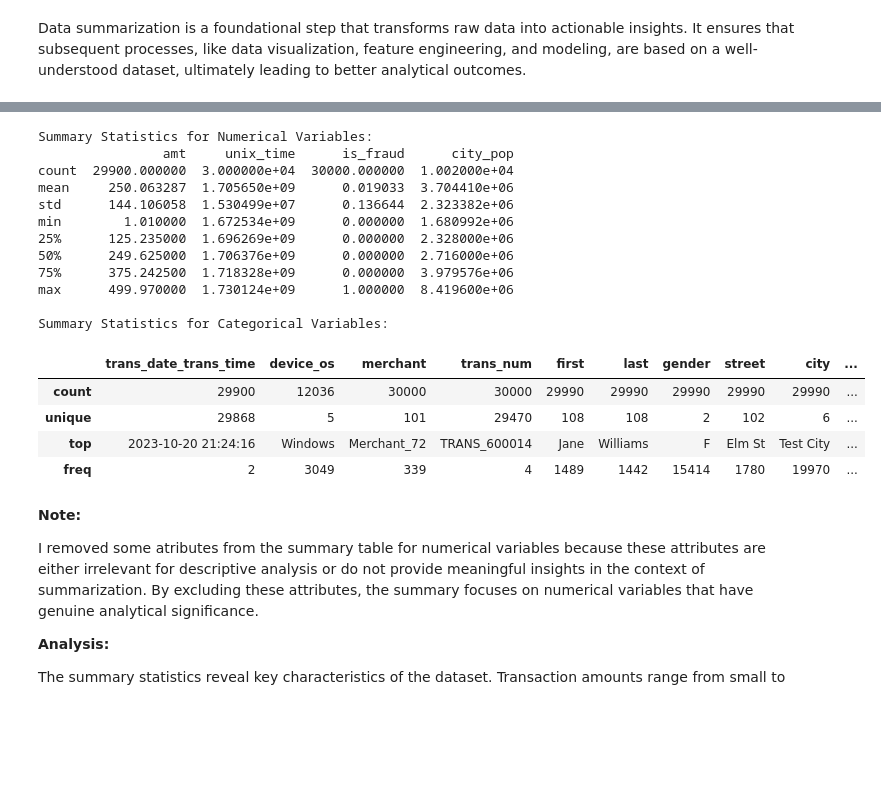
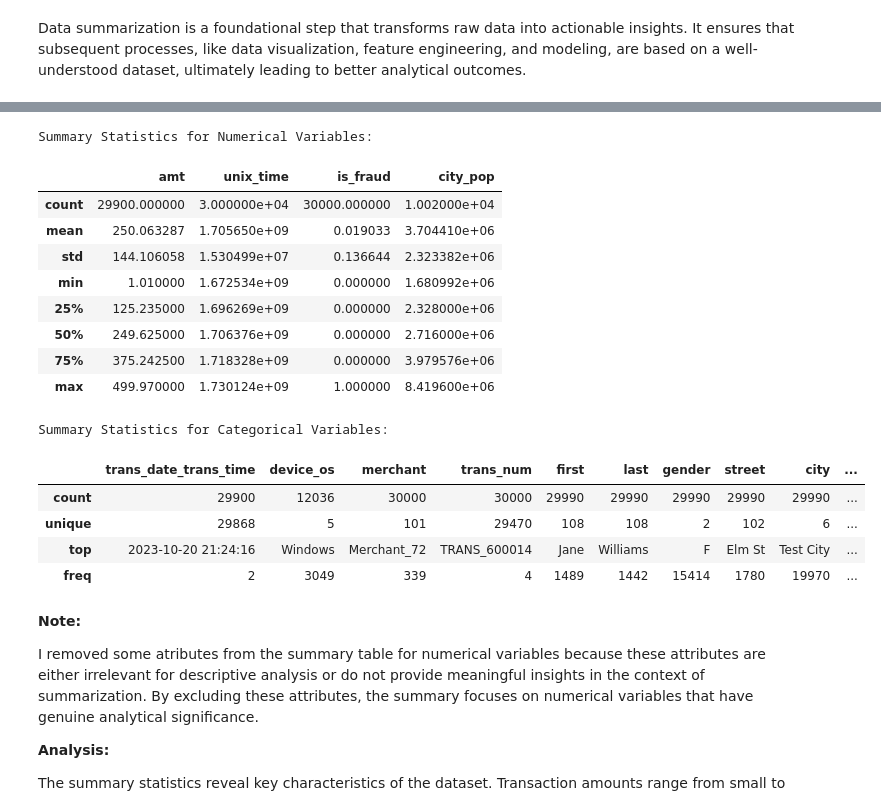
Before and after one commit to ricarim/Credit-Card-Fraud-Detection, a Jupyter notebook: report.ipynb, the cells around one changed output, grey strips where cells are left out. Cells and saved outputs as stored; diff of their text form; code cells hidden in the pictures; blank space fills up the shorter version.

```diff
--- a/report.ipynb
+++ b/report.ipynb
@@ -144,38 +151,37 @@ dtypes: float64(8), int64(4), object(13)
 memory usage: 5.7+ MB
 None
 # %%
-
-
 # Select numerical columns excluding irrelevant ones
 numerical_columns = merged_data.select_dtypes(include=["number"]).drop(['index', 'cc_num', 'merchant_id','zip','merch_lat','merch_long','lat','long'], axis=1)
 
-# Select categorical columns
-categorical_columns = merged_data.select_dtypes(include=["object"])
 # Display summary statistics for numerical columns
 print("\nSummary Statistics for Numerical Variables:")
-print(numerical_columns.describe())
-
-# Display summary statistics for categorical columns
-print("\nSummary Statistics for Categorical Variables:")
-categorical_columns.describe()
+numerical_columns.describe()
 # %% [output]
 Summary Statistics for Numerical Variables:
-                amt     unix_time      is_fraud      city_pop
-count  29900.000000  3.000000e+04  30000.000000  1.002000e+04
-mean     250.063287  1.705650e+09      0.019033  3.704410e+06
-std      144.106058  1.530499e+07      0.136644  2.323382e+06
-min        1.010000  1.672534e+09      0.000000  1.680992e+06
-25%      125.235000  1.696269e+09      0.000000  2.328000e+06
-50%      249.625000  1.706376e+09      0.000000  2.716000e+06
-75%      375.242500  1.718328e+09      0.000000  3.979576e+06
-max      499.970000  1.730124e+09      1.000000  8.419600e+06
-
-Summary Statistics for Categorical Variables:
-|  | trans_date_trans_time | device_os | merchant | trans_num | first | last | gender | street | city | ... |
-| count | 29900 | 12036 | 30000 | 30000 | 29990 | 29990 | 29990 | 29990 | 29990 | ... |
-| unique | 29868 | 5 | 101 | 29470 | 108 | 108 | 2 | 102 | 6 | ... |
-| top | 2023-10-20 21:24:16 | Windows | Merchant_72 | TRANS_600014 | Jane | Williams | F | Elm St | Test City | ... |
-| freq | 2 | 3049 | 339 | 4 | 1489 | 1442 | 15414 | 1780 | 19970 | ... |
+|  | amt | unix_time | is_fraud | city_pop |
+| count | 29900.000000 | 3.000000e+04 | 30000.000000 | 1.002000e+04 |
+| mean | 250.063287 | 1.705650e+09 | 0.019033 | 3.704410e+06 |
+| std | 144.106058 | 1.530499e+07 | 0.136644 | 2.323382e+06 |
+| min | 1.010000 | 1.672534e+09 | 0.000000 | 1.680992e+06 |
+| 25% | 125.235000 | 1.696269e+09 | 0.000000 | 2.328000e+06 |
+| 50% | 249.625000 | 1.706376e+09 | 0.000000 | 2.716000e+06 |
+| 75% | 375.242500 | 1.718328e+09 | 0.000000 | 3.979576e+06 |
+| max | 499.970000 | 1.730124e+09 | 1.000000 | 8.419600e+06 |
+# %%
+# Select categorical columns
+categorical_columns = merged_data.select_dtypes(include=["object"])
+
+# Display summary statistics for categorical columns
+print("\nSummary Statistics for Categorical Variables:")
+categorical_columns.describe()
+# %% [output]
+Summary Statistics for Categorical Variables:
+|  | trans_date_trans_time | device_os | merchant | trans_num | first | last | gender | street | city | ... |
+| count | 29900 | 12036 | 30000 | 30000 | 29990 | 29990 | 29990 | 29990 | 29990 | ... |
+| unique | 29868 | 5 | 101 | 29470 | 108 | 108 | 2 | 102 | 6 | ... |
+| top | 2023-10-20 21:24:16 | Windows | Merchant_72 | TRANS_600014 | Jane | Williams | F | Elm St | Test City | ... |
+| freq | 2 | 3049 | 339 | 4 | 1489 | 1442 | 15414 | 1780 | 19970 | ... |
 # %% [markdown]
 **Note:**
 
```
Also changed, not shown: parts of 88 cells of this notebook, 16 other files.
